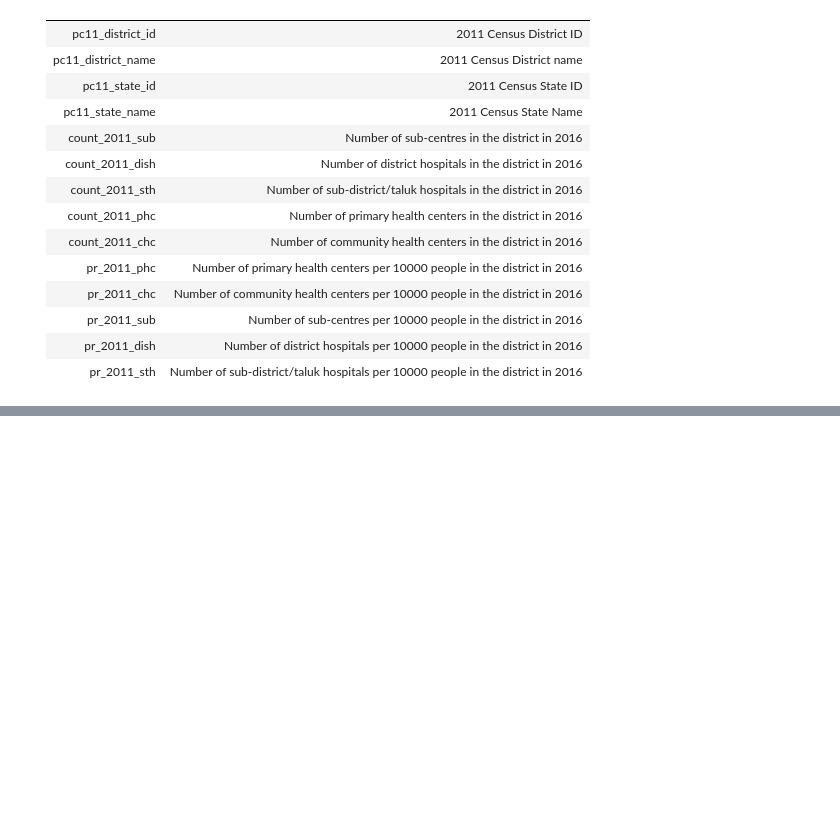
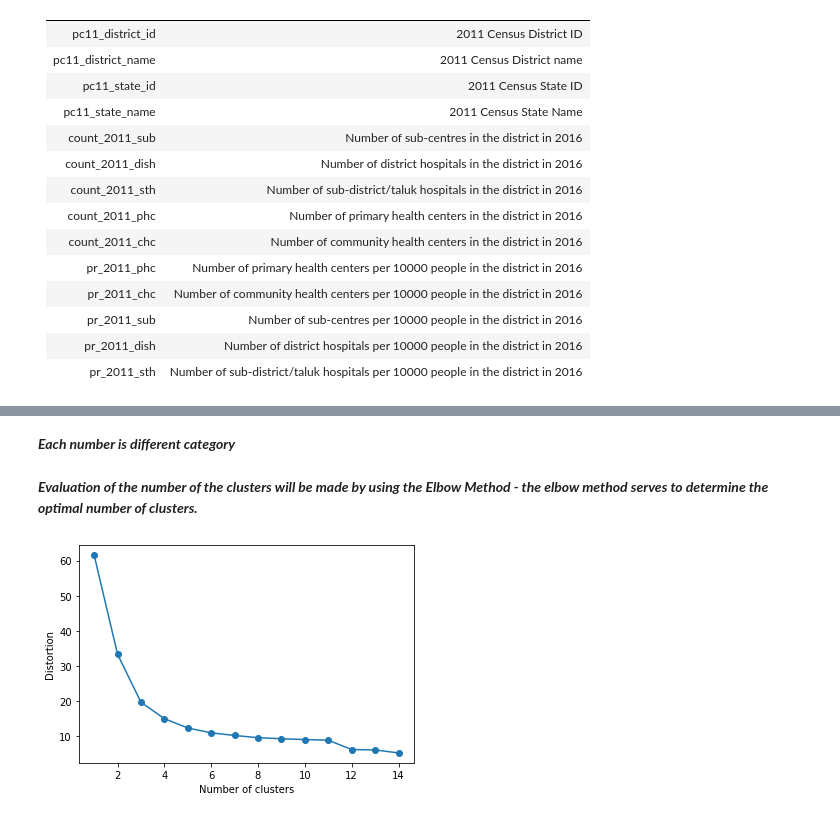
Before and after one commit to lekhanam12/datascience, a Jupyter notebook: health_infra.ipynb, the cells around one changed output, grey strips where cells are left out. Saved outputs shown, nothing was run; the diff lists cells and outputs as text; code cells hidden in the pictures; blank space fills up the shorter version.

```diff
--- a/health_infra.ipynb
+++ b/health_infra.ipynb
@@ -155,0 +273,6 @@ health_infra_df.groupby(['pc11_state_id']).mean()
+# %%
+# This line is required to obtain the same results always.
+#(Computers are not truly random. They only seem that way. If this is interesting for you, ask me in class ;) Or try with a different seed.
+np.random.seed(2000)
+# Run the clustering algorithm
+k6cls = kmeans6.fit(health_infra[main_indicators])
@@ -155,0 +299,25 @@ health_infra_df.groupby(['pc11_state_id']).mean()
+# %% [markdown]
+***Each number is different category***
+# %%
+health_infra['k6cls'] = k6cls.labels_
+# %% [markdown]
+***Evaluation of the number of the clusters will be made by using the Elbow Method - the elbow method serves to determine the optimal number of clusters.***
+# %%
+# calculate distortion for a range of number of cluster
+distortions = []
+for i in range(1, 15):
+    kmeans=KMeans(
+        n_clusters=i, init='random',
+        n_init=10, max_iter=300,
+        tol=1e-04, random_state=0
+    )
+    kmeans.fit(health_infra[main_indicators])
+    distortions.append(kmeans.inertia_)
+
+# plot
+plt.plot(range(1, 15), distortions, marker='o')
+plt.xlabel('Number of clusters')
+plt.ylabel('Distortion')
+plt.show()
+# %% [output]
+[figure, added]
```
Also changed, not shown: parts of 55 cells of this notebook.
